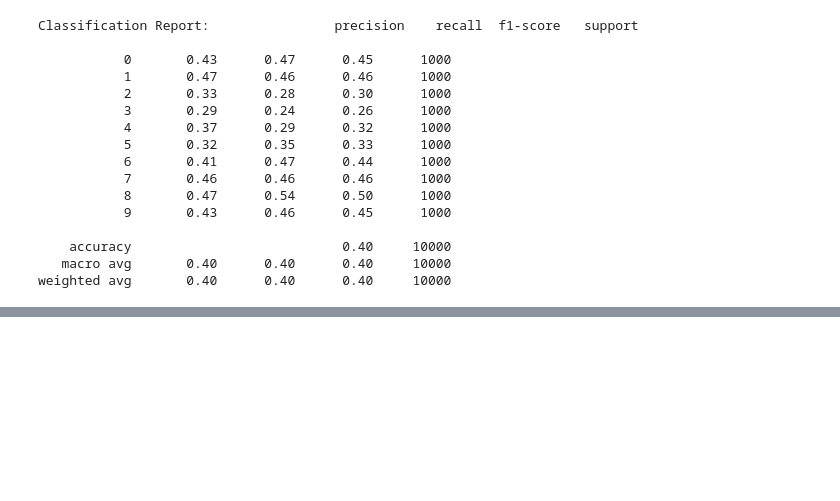
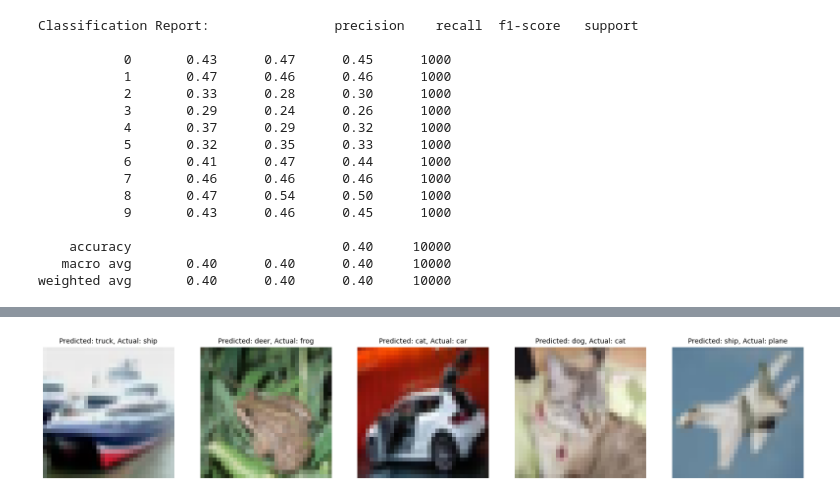
Before and after one commit to sabin5105/CIFAR10, a Jupyter notebook: model/Logistic_Regression.ipynb, the cells around one changed output, grey strips where cells are left out. Cells and saved outputs as stored; diff of their text form; code cells hidden in the pictures; blank space fills up the shorter version.

```diff
--- a/model/Logistic_Regression.ipynb
+++ b/model/Logistic_Regression.ipynb
@@ -67,0 +85,15 @@ weighted avg       0.40      0.40      0.40     10000
+# %%
+missclassified_idx = np.where(pred != testset.targets)[0]
+missclassified_images = testset.data[missclassified_idx]
+missclassified_labels = np.array(testset.targets)[missclassified_idx]
+predicted_labels = pred[missclassified_idx]
+
+plt.figure(figsize=(20, 4))
+for index, (image, label, predicted_label) in enumerate(zip(missclassified_images[:5], missclassified_labels[:5], predicted_labels[:5])):
+    plt.subplot(1, 5, index + 1)
+    plt.imshow(image)
+    plt.title("Predicted: {}, Actual: {}".format(classes[predicted_label], classes[label]), fontsize = 10)
+    plt.axis('off')
+plt.show()
+# %% [output]
+[figure, added]
```
Also changed, not shown: parts of 4 cells of this notebook.
